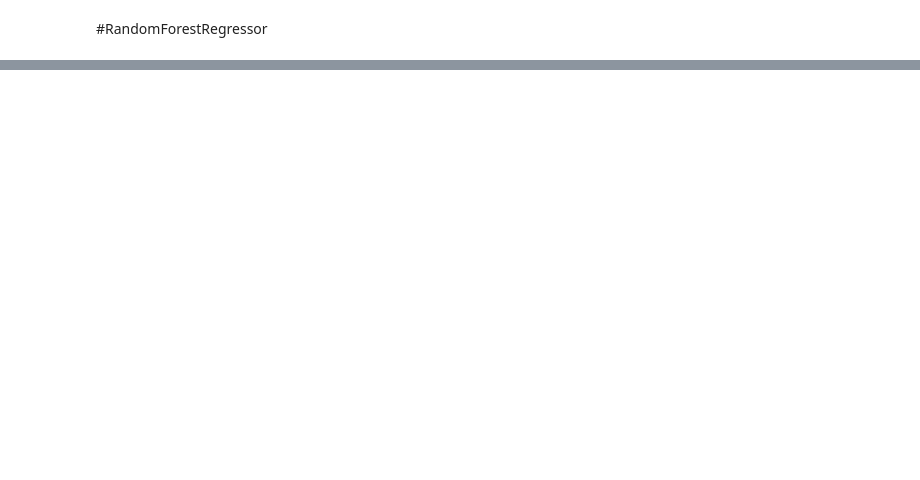
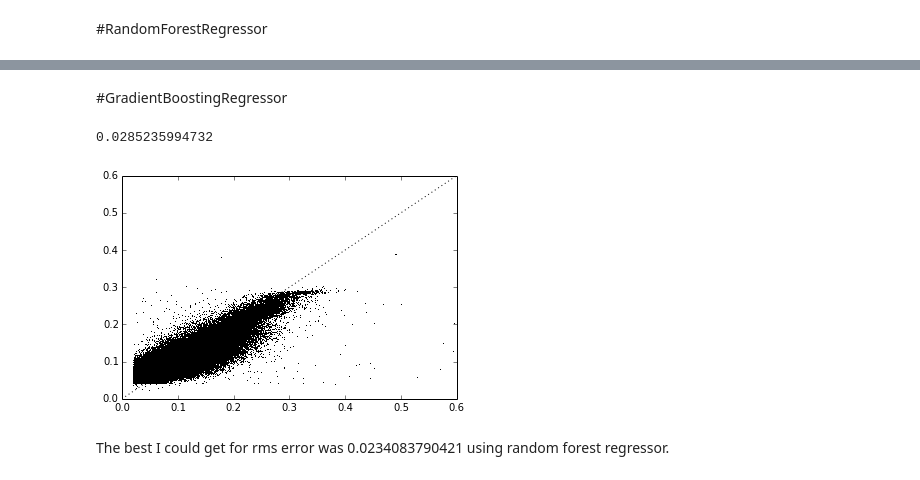
Before and after one commit to ssusie/2014_Astr599_HW, a Jupyter notebook: ssusie/HW7.ipynb, the cells around one changed output, grey strips where cells are left out. Drawn from its saved outputs; the diff is of its cells as text; code cells hidden in the pictures; blank space fills up the shorter version.

```diff
--- a/ssusie/HW7.ipynb
+++ b/ssusie/HW7.ipynb
@@ -215,0 +220,20 @@ print(rms)
+# %% [markdown]
+#GradientBoostingRegressor
+# %%
+from sklearn.ensemble import GradientBoostingRegressor
+est = GradientBoostingRegressor()
+est.fit(X_train[::5], y_train[::5])
+y_pred = est.predict(X_test)
+
+plt.plot(y_test, y_pred, ',k')
+plt.plot([0, 1], [0, 1], ':k')
+plt.xlim(0, 0.6)
+plt.ylim(0, 0.6)
+
+rms = np.sqrt(np.mean((y_test - y_pred) ** 2))
+print(rms)
+# %% [output]
+0.0285235994732
+[figure, added]
+# %% [markdown]
+The best I could get for rms error was 0.0234083790421 using random forest regressor.
```
Also changed, not shown: parts of 12 cells of this notebook.
